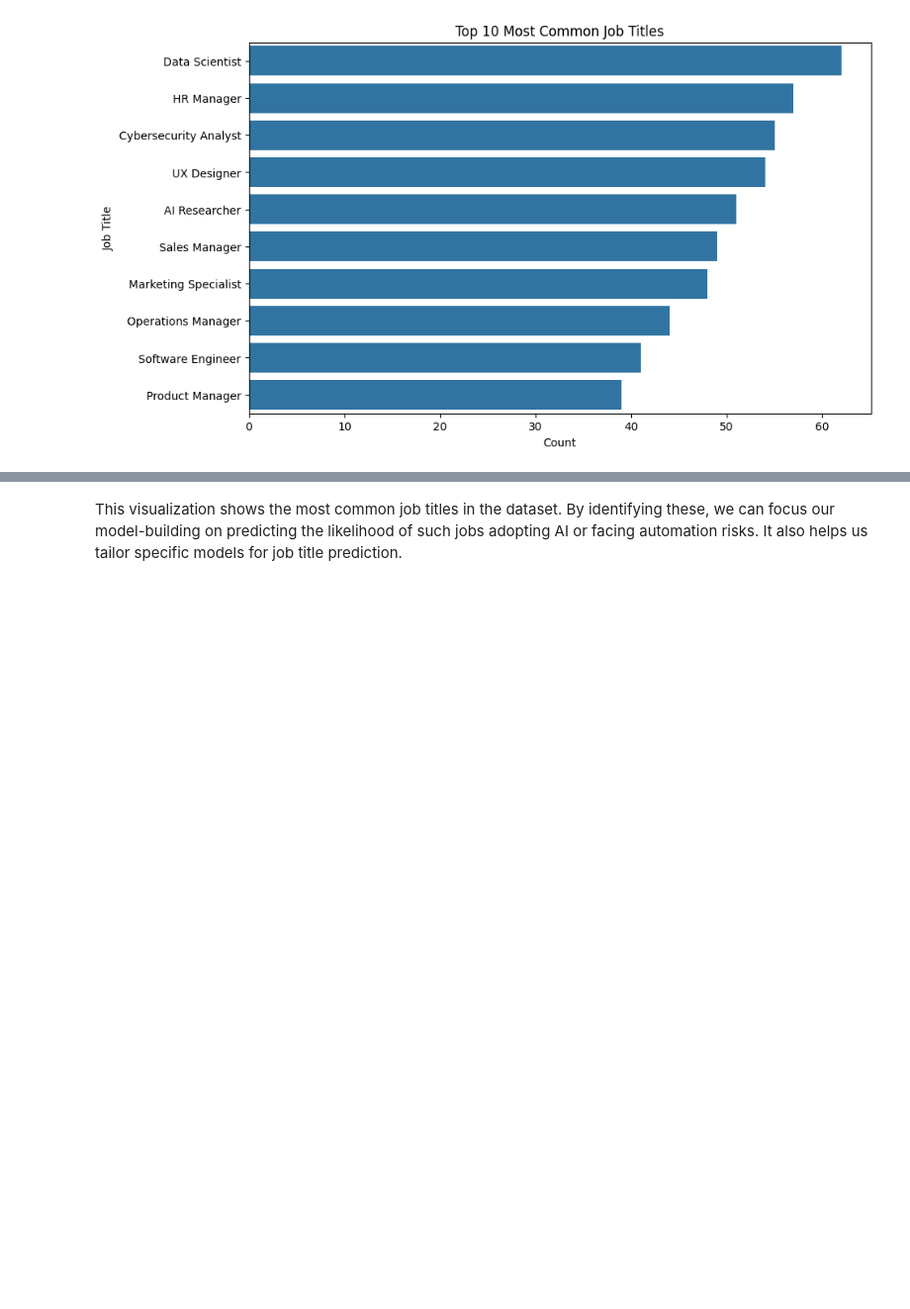
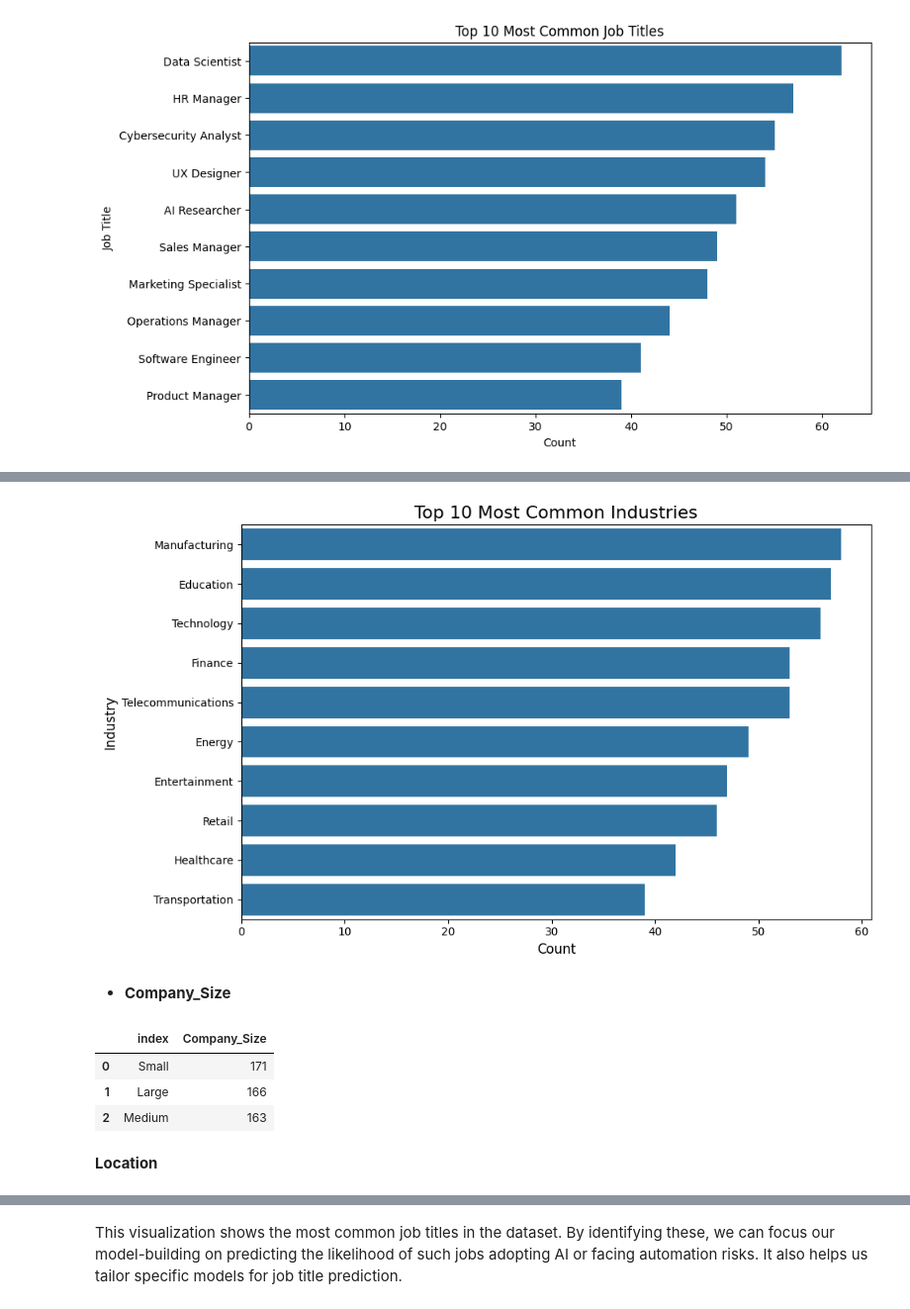
Before and after one commit to samukelisiewenkosi/workplace, a Jupyter notebook: QCTO---Workplace-Module-Notebook.ipynb, the cells around one changed output, grey strips where cells are left out. Shown at 99% size. Cells and saved outputs as stored; diff of their text form; code cells hidden in the pictures; blank space fills up the shorter version.

```diff
--- a/QCTO---Workplace-Module-Notebook.ipynb
+++ b/QCTO---Workplace-Module-Notebook.ipynb
@@ -261,0 +304,30 @@ plt.show()
+# %%
+# Set the figure size
+plt.figure(figsize=(10, 6))
+
+# Create a count plot for the 'Industry' column, showing the top 10 most common industries
+sns.countplot(
+    y=df['Industry'],
+    order=df['Industry'].value_counts().index[:10]  # Order by top 10 most common industries
+)
+
+# Add a title and labels
+plt.title('Top 10 Most Common Industries', fontsize=16)
+plt.xlabel('Count', fontsize=12)
+plt.ylabel('Industry', fontsize=12)
+
+# Show the plot
+plt.tight_layout()  # Adjust the layout for better readability
+plt.show()
+# %% [output]
+[figure, added]
+# %% [markdown]
+* **Company_Size**
+# %%
+value_counts = df['Company_Size'].value_counts().reset_index()
+value_counts
+# %% [output]
+|  | index | Company_Size |
+| 0 | Small | 171 |
+| 1 | Large | 166 |
+| 2 | Medium | 163 |
@@ -261,0 +353,2 @@ plt.show()
+# %% [markdown]
+ **Location**
```
Also changed, not shown: parts of 34 cells of this notebook.
